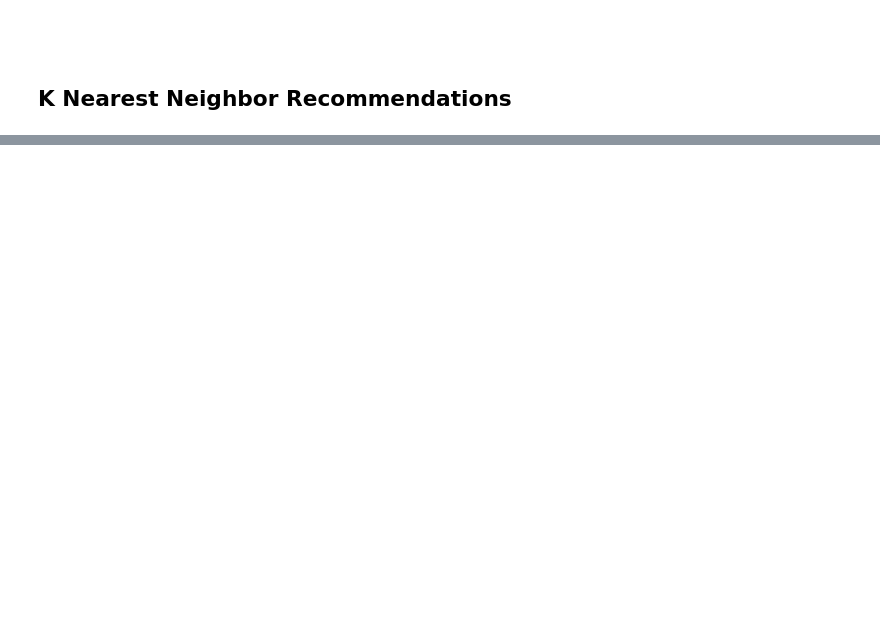
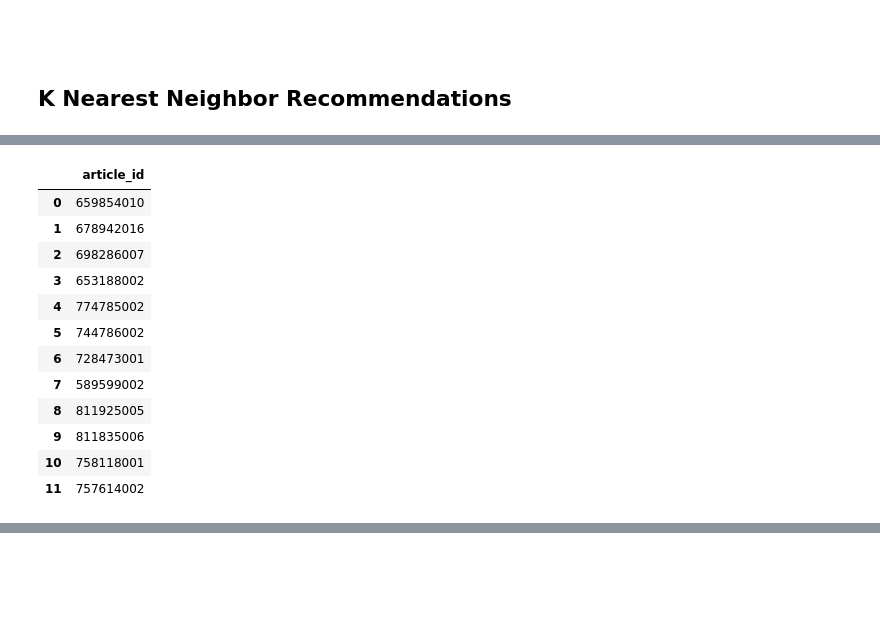
Before and after one commit to JackDaedalus/ML_CA, a Jupyter notebook: MachineLearning_CA_D21124026_CFinnegan v1-5 160422.ipynb, the cells around one changed output, grey strips where cells are left out. Cells and saved outputs as stored; diff of their text form; code cells hidden in the pictures; blank space fills up the shorter version.

```diff
--- a/MachineLearning_CA_D21124026_CFinnegan v1-5 160422.ipynb
+++ b/MachineLearning_CA_D21124026_CFinnegan v1-5 160422.ipynb
@@ -1203,0 +1101,29 @@ Name: 20092, dtype: object, with distance of 1.1409569761422489e-05:
+# %%
+# Function to return Top 12 Articles Purchased by the Customer 'Neighbourhood'
+def get_Top12_Articles_from_CustNNs(df, num_of_articles):
+
+    print('get_Top12_Articles_from_CustNNs')
+
+    # Finding number of times a particular item is purchased by customers in the neighbourhood
+    temp = df.groupby(['article_id'])['customer_id'].agg('count').reset_index()
+    temp.columns = ['article_id','count']
+
+    # Sort the articles by the number of time purchased by the 'neighbourhood' customers
+    temp = temp.sort_values('count', ascending=False)
+
+    # Temp Print out of Article Id List
+    print(temp)
+
+    # Select the Top 12 - if there are duplicate just select the first entry
+    temp = temp.nlargest(num_of_articles,'count', keep='first')
+
+    # Isolate the Article Ids
+    temp = temp['article_id']
+
+    # Convert to dataframe and reset index
+    df_article_list = pd.DataFrame({'article_id': temp})
+    df_article_list = df_article_list.reset_index(drop=True)
+
+
+    # Return the list of Top 12 articles
+    return df_article_list
@@ -1203,0 +1171,4 @@ Name: 20092, dtype: object, with distance of 1.1409569761422489e-05:
+# %%
+# Call function to return list of the most popular Articles in terms of the
+# purchases made by the customers neighbourhood
+df_cust_preds = get_Top12_Articles_from_CustNNs(df_neighbours, 12)
@@ -1203,0 +1191,16 @@ Name: 20092, dtype: object, with distance of 1.1409569761422489e-05:
+# %%
+df_cust_preds
+# %% [output]
+|  | article_id |
+| 0 | 659854010 |
+| 1 | 678942016 |
+| 2 | 698286007 |
+| 3 | 653188002 |
+| 4 | 774785002 |
+| 5 | 744786002 |
+| 6 | 728473001 |
+| 7 | 589599002 |
+| 8 | 811925005 |
+| 9 | 811835006 |
+| 10 | 758118001 |
+| 11 | 757614002 |
```
Also changed, not shown: parts of 77 cells of this notebook.
